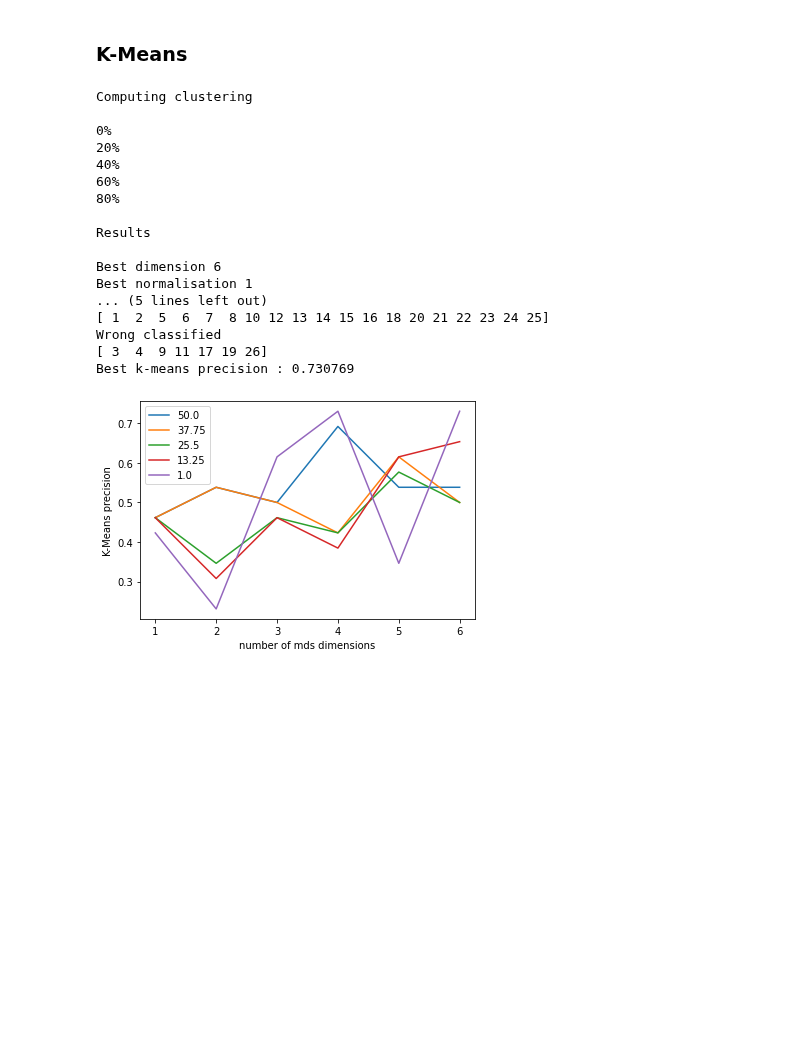
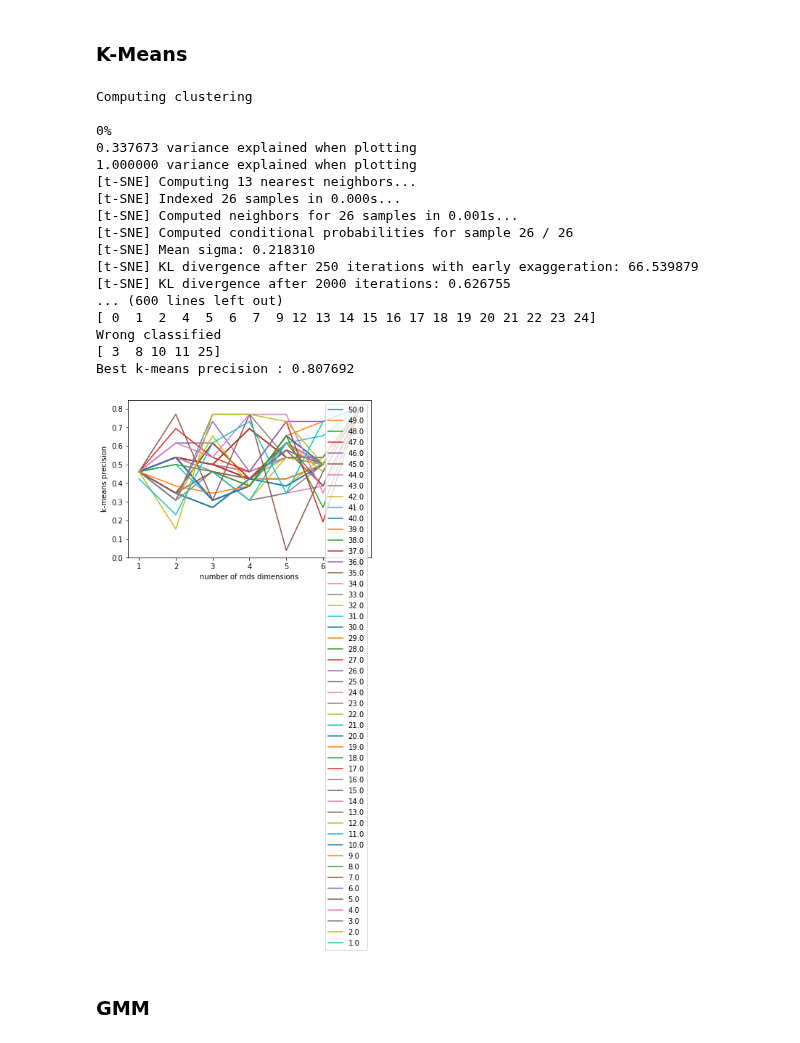
Before and after one commit to alexandremerasli/TFE, a Jupyter notebook: cluster_data.ipynb, the cells around one changed output. Saved outputs shown, nothing was run; the diff lists cells and outputs as text; code cells hidden in the pictures; blank space fills up the shorter version.

```diff
--- a/cluster_data.ipynb
+++ b/cluster_data.ipynb
@@ -790,6 +786,8 @@ from sklearn.cluster import MeanShift, estimate_bandwidth
 
 # Compute clustering with MeanShift
 points,stress = computeMDSCoordinate(mdsDim,matrix_dist) # Look only at 2 3 or 4D, then bad results
+points_2D = transformPoints(points)
+points = computeSNECoordinate(2,points_2D)
 
 # The following ban*dwidth can be automatically detected using
 bandwidth = estimate_bandwidth(points, quantile=0.2)
@@ -835,7 +842,7 @@ number of estimated clusters : 4
 class Results():
 
     def __init__(self,name):
-        self.prec = np.zeros((int(N/4),len(coefficients)))
+        self.prec = np.zeros((int(N/4)+1,len(coefficients)))
         self.best_dim = 0
         self.best_norm = 0
         self.label = np.zeros((N,1))
@@ -862,31 +869,43 @@ class Results():
             # Compute distance matrix
             matrix_dist = np.sqrt(2*N*(1-matrix_norm))
 
-            for i in range(1,int(N/4)+1):
-                points,stress = computeMDSCoordinate(i,matrix_dist)
+            for i in range(1,int(N/4)+2):
+                if (i<int(N/4)+1):
+                    points,stress = computeMDSCoordinate(i,matrix_dist)
+                else:
+                    points,stress = computeMDSCoordinate(int(N/4),matrix_dist)
+                    points_2D = transformPoints(points)
+                    points = computeSNECoordinate(2,points_2D)
+                meth = method.fit(points)
+                if hasattr(meth, 'labels_'):
+                    self.prec[i-1,p] = sum(condition==meth.labels_)/N
+                else:
+                    label = meth.predict(points)
+                    self.prec[i-1,p] = sum(condition==label)/N
 
-                meth = method.fit(points)
-                self.prec[i-1,p] = sum(condition==meth.labels_)/N
                 if self.prec[i-1,p] == np.max(self.prec):
-                    self.label = meth.labels_
+                    if hasattr(meth, 'labels_'):
+                        self.label = meth.labels_
+                    else:
+                        self.label = meth.predict(points)
                     self.best_dim = i
                     self.best_norm = coefficients[p]
 
     def trueWrongClusters(self,label,condition):
-        subjects = np.arange(1,N+1)
+        subjects = np.arange(0,N)
         self.wellClassified = subjects[label==condition]
         self.wrongClassified = subjects[label!=condition]
 
     def twoClustersMethodResult(self):
         # Plot clustering precision with increasing dimension
         for p in range(len(coefficients)):
-            plt.plot(np.arange(1,int(N/4)+1),self.prec[:,p],label=str(coefficients[p]))
+            plt.plot(np.arange(1,int(N/4)+2),self.prec[:,p],label=str(coefficients[p]))
         plt.xlabel("number of mds dimensions")
-        plt.ylabel("K-Means precision")
+        plt.ylabel("%s precision" %self.name)
         plt.legend()
 
         print("\nResults\n")
-        print("Best dimension %d "% self.best_dim)
+        print("Best dimension %d (7 means t-SNE)"% self.best_dim)
         print("Best normalisation %d "% self.best_norm)
         print("Found clusters ")
         print(self.label)
@@ -898,6 +917,8 @@ class Results():
         print("Wrong classified")
         print(self.wrongClassified)
         print("Best %s precision : %f" %(self.name,np.max(self.prec)))
+
+    def showResultMap(self):
 # %% [markdown]
 ### Spectral Clustering
 # %%
@@ -934,28 +955,30 @@ Best spectral clustering precision : 0.615385
 # %%
 from sklearn.cluster import KMeans
 
-coefficients = np.flip(np.linspace(1,50,5))
+coefficients = np.flip(np.linspace(1,50,50))
 
 kmeans_result = Results("k-means")
 kmeans = KMeans(n_clusters=2, random_state=0)
 kmeans_result.applyMethod(kmeans)
 kmeans_result.twoClustersMethodResult()
 # %% [output]
 Computing clustering
 
 0%
-20%
-40%
-60%
-80%
-
-Results
-
-Best dimension 6
-Best normalisation 1
-... (5 lines left out)
-[ 1  2  5  6  7  8 10 12 13 14 15 16 18 20 21 22 23 24 25]
+0.337673 variance explained when plotting
+1.000000 variance explained when plotting
+[t-SNE] Computing 13 nearest neighbors...
+[t-SNE] Indexed 26 samples in 0.000s...
+[t-SNE] Computed neighbors for 26 samples in 0.001s...
+[t-SNE] Computed conditional probabilities for sample 26 / 26
+[t-SNE] Mean sigma: 0.218310
+[t-SNE] KL divergence after 250 iterations with early exaggeration: 66.539879
+[t-SNE] KL divergence after 2000 iterations: 0.626755
+... (600 lines left out)
+[ 0  1  2  4  5  6  7  9 12 13 14 15 16 17 18 19 20 21 22 23 24]
 Wrong classified
-[ 3  4  9 11 17 19 26]
-Best k-means precision : 0.730769
+[ 3  8 10 11 25]
+Best k-means precision : 0.807692
-[figure, old version]
+[figure, new version]
+# %% [markdown]
+### GMM
```
Also changed, not shown: parts of 7 cells of this notebook.
